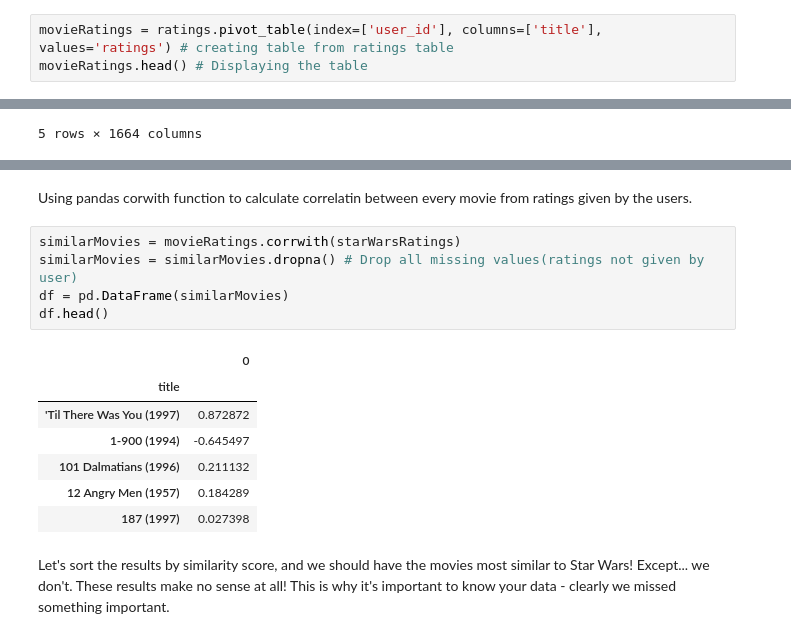
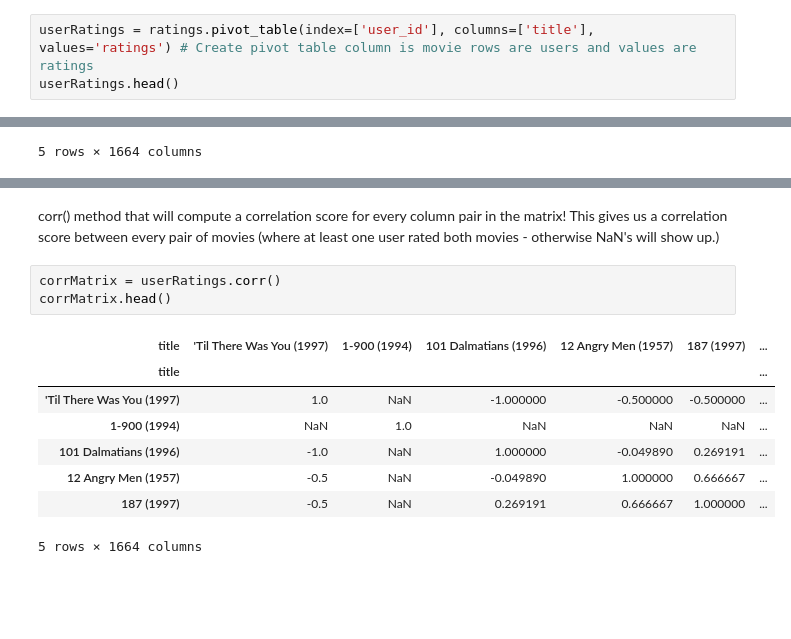
Before and after one commit to NavneetKumar2907/Machine-Learning-Notebook, a Jupyter notebook: Recommendation.ipynb, the cells around one changed output, grey strips where cells are left out. Cells and saved outputs as stored; diff of their text form; blank space fills up the shorter version.

```diff
--- a/Recommendation.ipynb
+++ b/Recommendation.ipynb
@@ -25,8 +22,8 @@ ratings.head()
 # %% [markdown]
 COnverting user/ movie rating table from ratings table. Missing values are ratings not given by the user to that movie.
 # %%
-movieRatings = ratings.pivot_table(index=['user_id'], columns=['title'], values='ratings') # creating table from ratings table
-movieRatings.head() # Displaying the table
+userRatings = ratings.pivot_table(index=['user_id'], columns=['title'], values='ratings') # Create pivot table column is movie rows are users and values are ratings
+userRatings.head()
 # %% [output]
 | title | 'Til There Was You (1997) | 1-900 (1994) | 101 Dalmatians (1996) | 12 Angry Men (1957) | 187 (1997) | ... |
 | user_id |  |  |  |  |  | ... |
@@ -52,17 +36,14 @@ Name: Star Wars (1977), dtype: float64
-# %% [markdown]
-Using pandas corwith function to calculate correlatin between every movie from ratings given by the users.
-# %%
-similarMovies = movieRatings.corrwith(starWarsRatings)
-similarMovies = similarMovies.dropna() # Drop all missing values(ratings not given by user)
-df = pd.DataFrame(similarMovies)
-df.head()
-# %% [output]
-|  | 0 |
-| title |  |
-| 'Til There Was You (1997) | 0.872872 |
-| 1-900 (1994) | -0.645497 |
-| 101 Dalmatians (1996) | 0.211132 |
-| 12 Angry Men (1957) | 0.184289 |
-| 187 (1997) | 0.027398 |
-# %% [markdown]
-Let's sort the results by similarity score, and we should have the movies most similar to Star Wars! Except... we don't. These results make no sense at all! This is why it's important to know your data - clearly we missed something important.
+# %% [markdown]
+corr() method that will compute a correlation score for every column pair in the matrix! This gives us a correlation score between every pair of movies (where at least one user rated both movies - otherwise NaN's will show up.)
+# %%
+corrMatrix = userRatings.corr()
+corrMatrix.head()
+# %% [output]
+| title | 'Til There Was You (1997) | 1-900 (1994) | 101 Dalmatians (1996) | 12 Angry Men (1957) | 187 (1997) | ... |
+| title |  |  |  |  |  | ... |
+| 'Til There Was You (1997) | 1.0 | NaN | -1.000000 | -0.500000 | -0.500000 | ... |
+| 1-900 (1994) | NaN | 1.0 | NaN | NaN | NaN | ... |
+| 101 Dalmatians (1996) | -1.0 | NaN | 1.000000 | -0.049890 | 0.269191 | ... |
+| 12 Angry Men (1957) | -0.5 | NaN | -0.049890 | 1.000000 | 0.666667 | ... |
+| 187 (1997) | -0.5 | NaN | 0.269191 | 0.666667 | 1.000000 | ... |
+5 rows × 1664 columns
```
Also changed, not shown: parts of 26 cells of this notebook.
